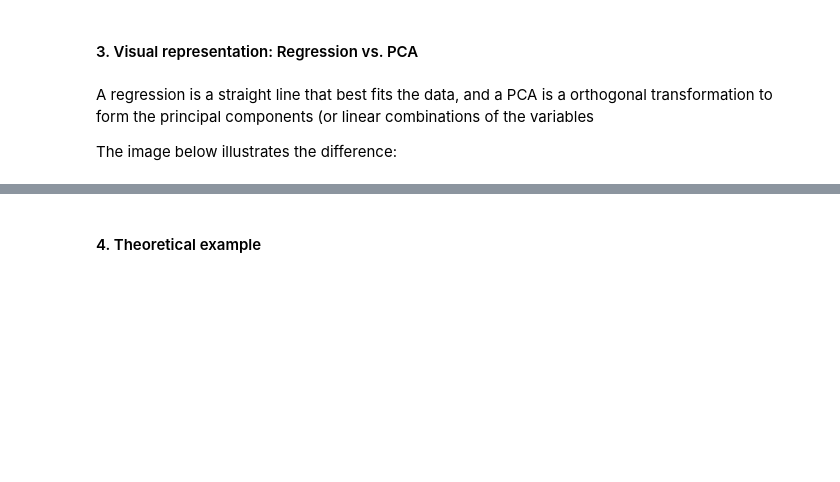
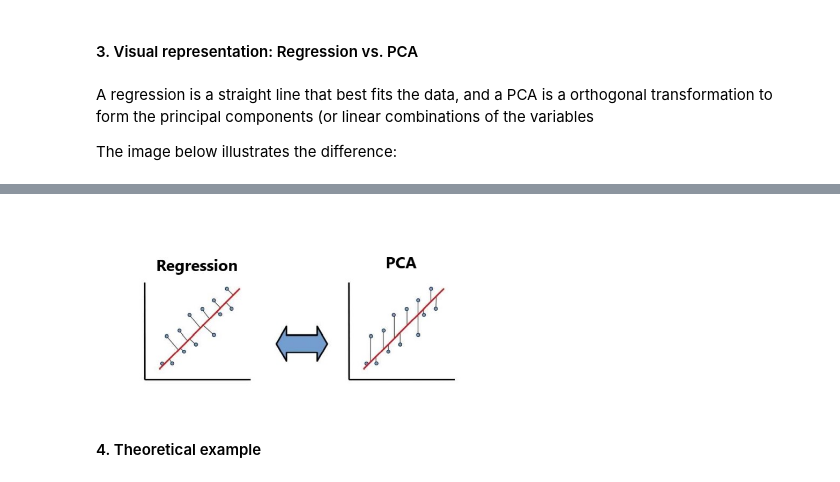
Before and after one commit to af3913/Ferrante_Moreira_Math_Project, a Jupyter notebook: PCA/PCA_Algorithm_v0.1.ipynb, the cells around one changed output, grey strips where cells are left out. Drawn from its saved outputs; the diff is of its cells as text; code cells hidden in the pictures; blank space fills up the shorter version.

Commit message:
update_with_image

```diff
--- a/PCA/PCA_Algorithm_v0.1.ipynb
+++ b/PCA/PCA_Algorithm_v0.1.ipynb
@@ -40,3 +38,8 @@ The image below illustrates the difference:
+# %%
+from IPython.display import Image
+Image(filename="image_reg_pca.jpg", width=400, height=400)
+# %% [output]
+[figure, added]
 # %% [markdown]
 #### 4. Theoretical example
 # %% [markdown]
```
Also changed, not shown: parts of 5 cells of this notebook.
